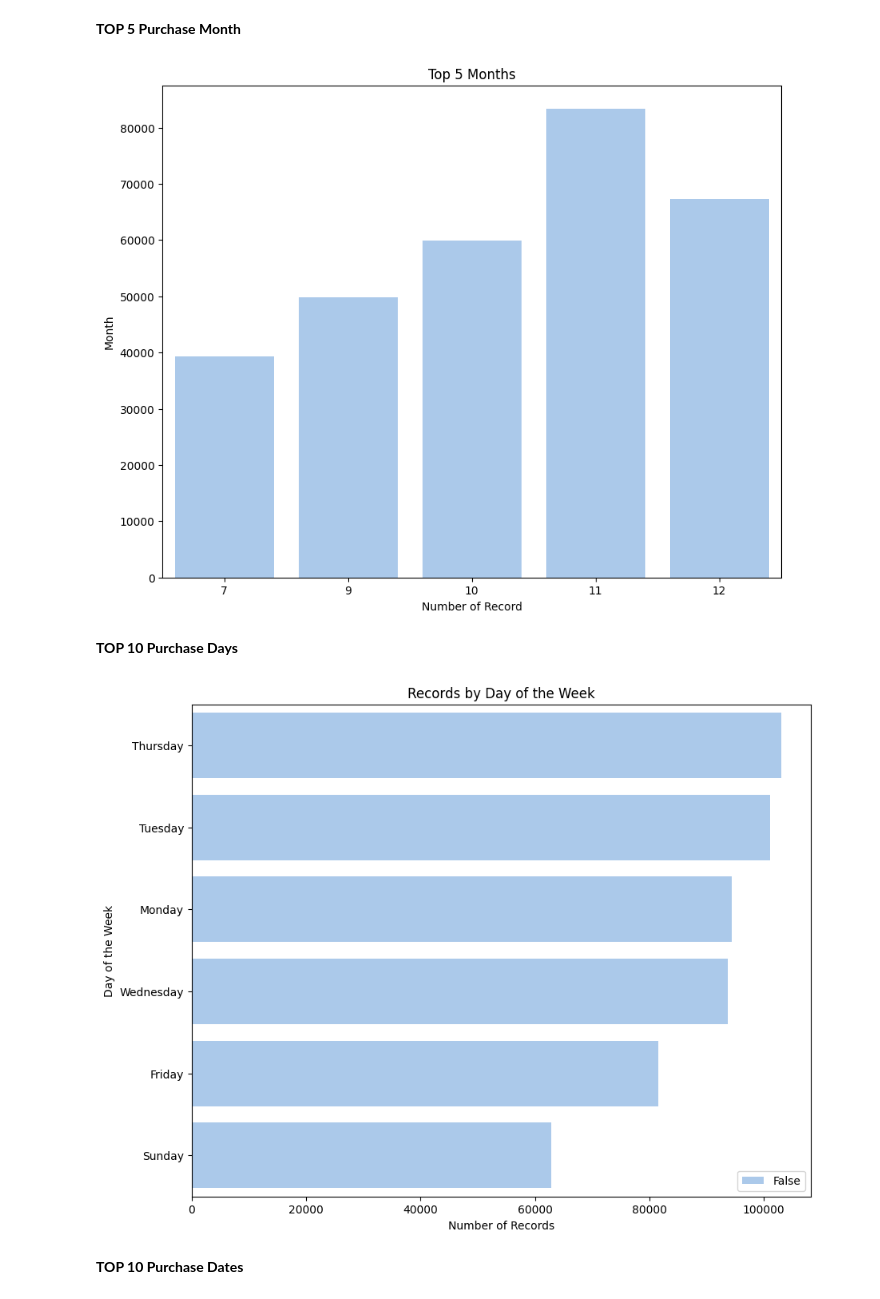
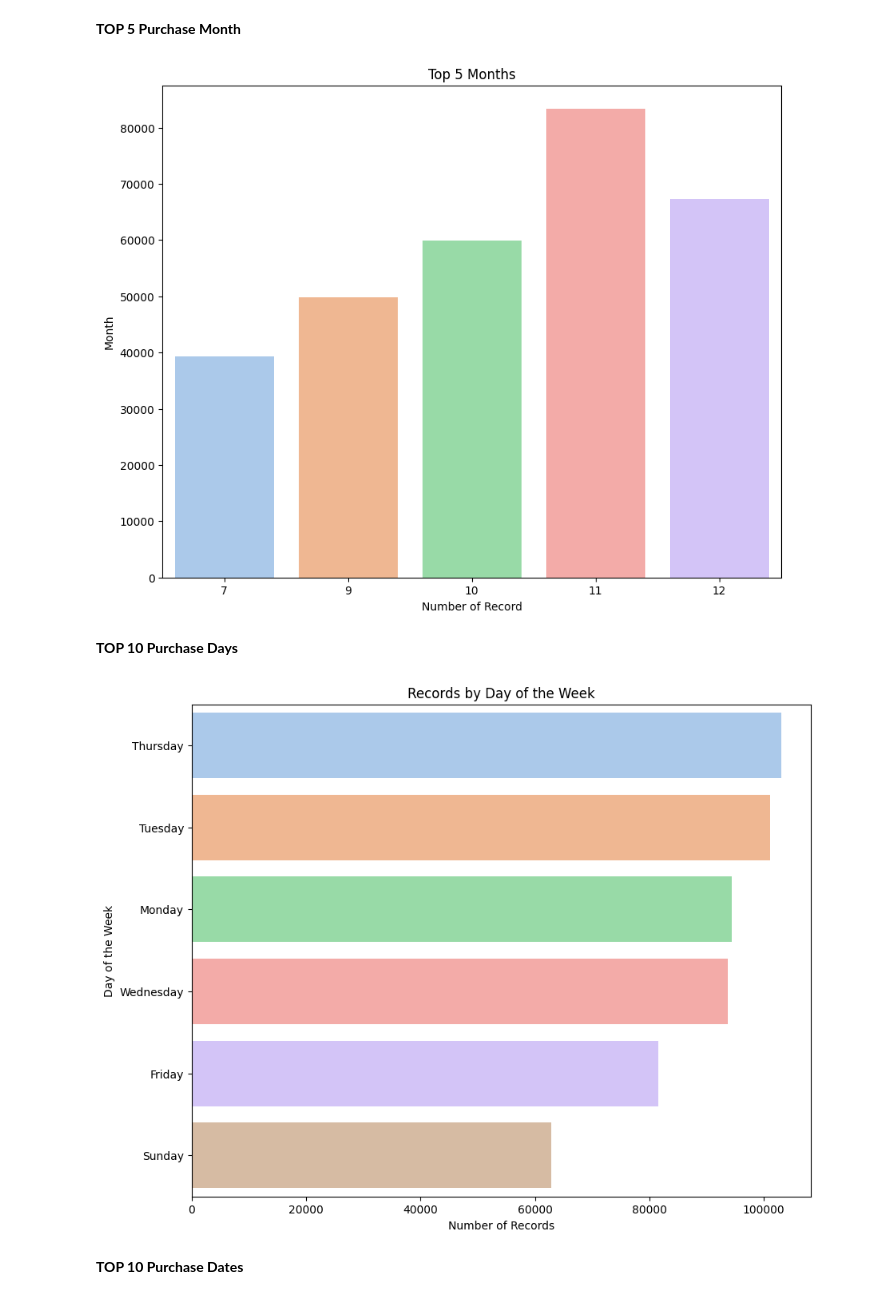
Before and after one commit to ymo98/customer-segmentation, a Jupyter notebook: customer-segmentation.ipynb, the cells around one changed output. Drawn from its saved outputs; the diff is of its cells as text; code cells hidden in the pictures.

```diff
--- a/customer-segmentation.ipynb
+++ b/customer-segmentation.ipynb
@@ -162,26 +163,26 @@ Name: count, dtype: int64
 top_month = df_ori['InvoiceDate'].dt.month.value_counts().head(5)
 # %%
 plt.figure(figsize=(10,8))
-sns.barplot(x=top_month.index, y=top_month.values, palette='pastel', legend=False, hue=False)
+sns.barplot(x=top_month.index, y=top_month.values, hue=top_month.index, palette='pastel', legend=False)
 plt.title('Top 5 Months')
 plt.xlabel('Number of Record')
 plt.ylabel('Month')
 plt.show()
 # %% [output]
-[figure, old version]
+[figure, new version]
 # %% [markdown]
 **TOP 10 Purchase Days**
 # %%
 top_days = df_ori['InvoiceDate'].dt.day_name().value_counts()
 # %%
 plt.figure(figsize=(10, 8))
-sns.barplot(x=top_days.values, y=top_days.index, palette='pastel', hue=False)
+sns.barplot(x=top_days.values, y=top_days.index, palette='pastel', hue=top_days.index, legend=False)
 plt.title('Records by Day of the Week')
 plt.xlabel('Number of Records')
 plt.ylabel('Day of the Week')
 plt.show()
 # %% [output]
-[figure, old version]
+[figure, new version]
 # %% [markdown]
 **TOP 10 Purchase Dates**
 # %%
```
Also changed, not shown: parts of 3 cells of this notebook.
